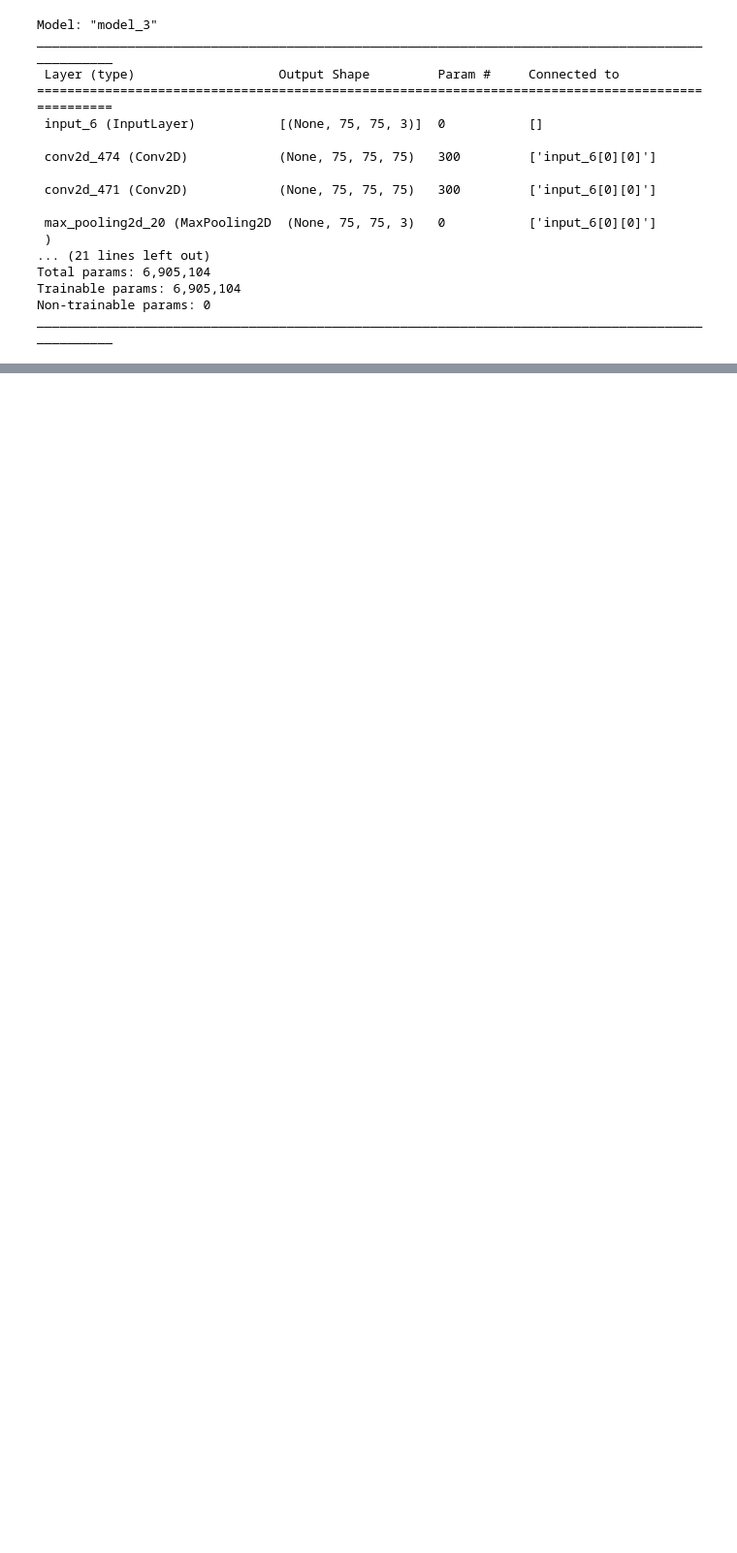
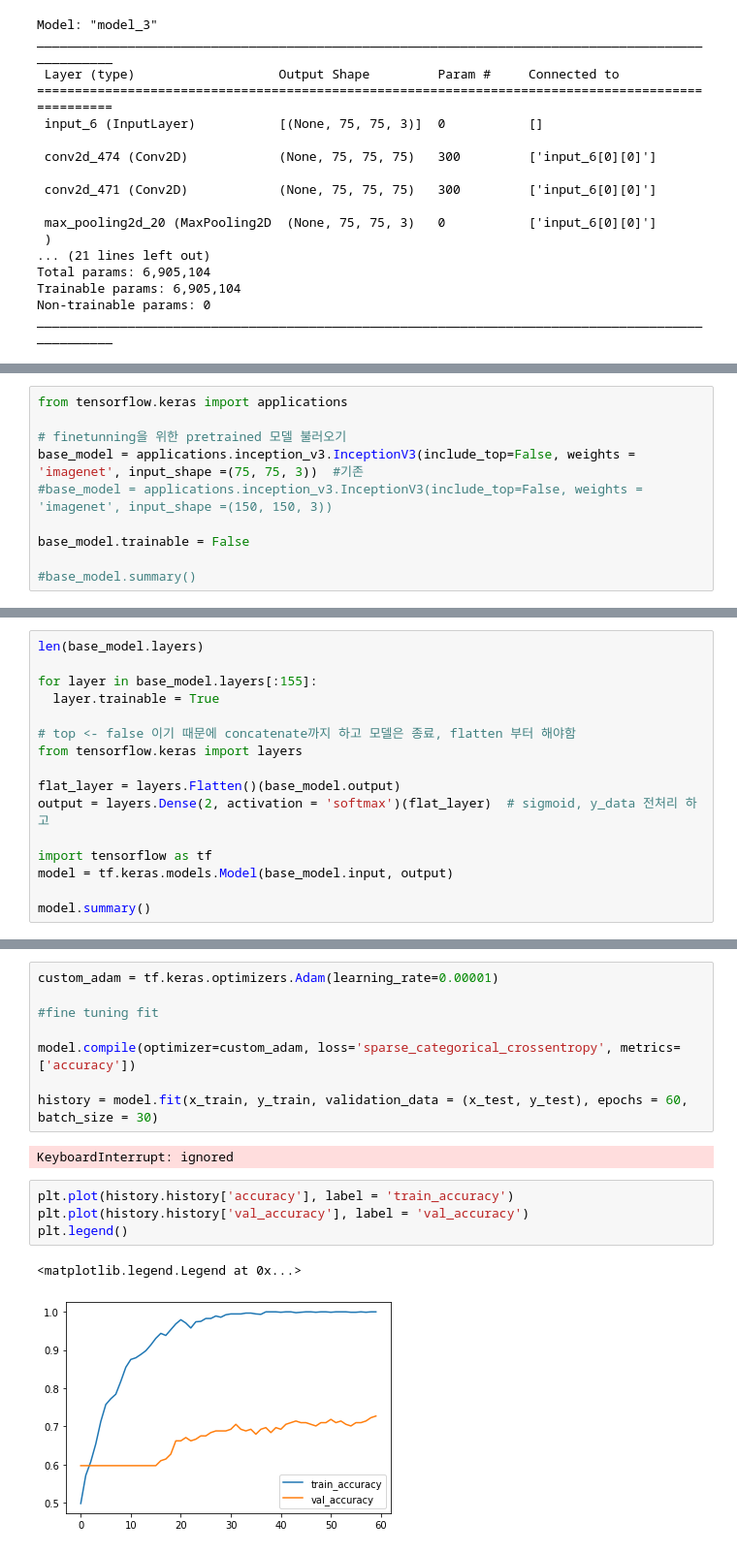
Before and after one commit to JJay1010/K-software_-, a Jupyter notebook: Hyeon-Tae_Hwang/scalp.ipynb, the cells around one changed output, grey strips where cells are left out. Shown at 97% size. Saved outputs shown, nothing was run; the diff lists cells and outputs as text; blank space fills up the shorter version.

```diff
--- a/Hyeon-Tae_Hwang/scalp.ipynb
+++ b/Hyeon-Tae_Hwang/scalp.ipynb
@@ -444,0 +614,10 @@ plt.legend()
+# %%
+from tensorflow.keras import applications
+
+# finetunning을 위한 pretrained 모델 불러오기
+base_model = applications.inception_v3.InceptionV3(include_top=False, weights = 'imagenet', input_shape =(75, 75, 3))  #기존
+#base_model = applications.inception_v3.InceptionV3(include_top=False, weights = 'imagenet', input_shape =(150, 150, 3))
+
+base_model.trainable = False
+
+#base_model.summary()
@@ -444,0 +629,16 @@ plt.legend()
+# %%
+len(base_model.layers)
+
+for layer in base_model.layers[:155]:
+  layer.trainable = True
+
+# top <- false 이기 때문에 concatenate까지 하고 모델은 종료, flatten 부터 해야함
+from tensorflow.keras import layers
+
+flat_layer = layers.Flatten()(base_model.output)
+output = layers.Dense(2, activation = 'softmax')(flat_layer)  # sigmoid, y_data 전처리 하고
+
+import tensorflow as tf
+model = tf.keras.models.Model(base_model.input, output)
+
+model.summary()
@@ -444,0 +665,17 @@ plt.legend()
+# %%
+custom_adam = tf.keras.optimizers.Adam(learning_rate=0.00001)
+
+#fine tuning fit
+
+model.compile(optimizer=custom_adam, loss='sparse_categorical_crossentropy', metrics=['accuracy'])
+
+history = model.fit(x_train, y_train, validation_data = (x_test, y_test), epochs = 60, batch_size = 30)
+# %% [output]
+KeyboardInterrupt: ignored
+# %%
+plt.plot(history.history['accuracy'], label = 'train_accuracy')
+plt.plot(history.history['val_accuracy'], label = 'val_accuracy')
+plt.legend()
+# %% [output]
+<matplotlib.legend.Legend at 0x...>
+[figure, added]
```
Also changed, not shown: parts of 41 cells of this notebook.
